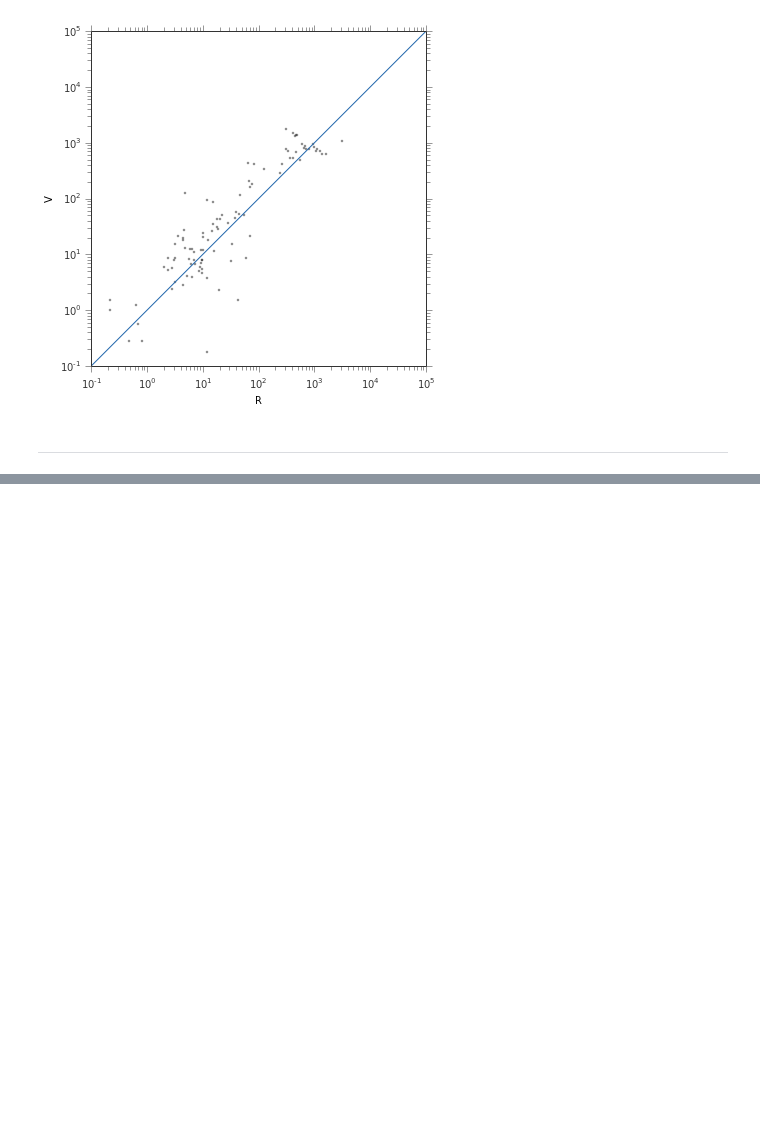
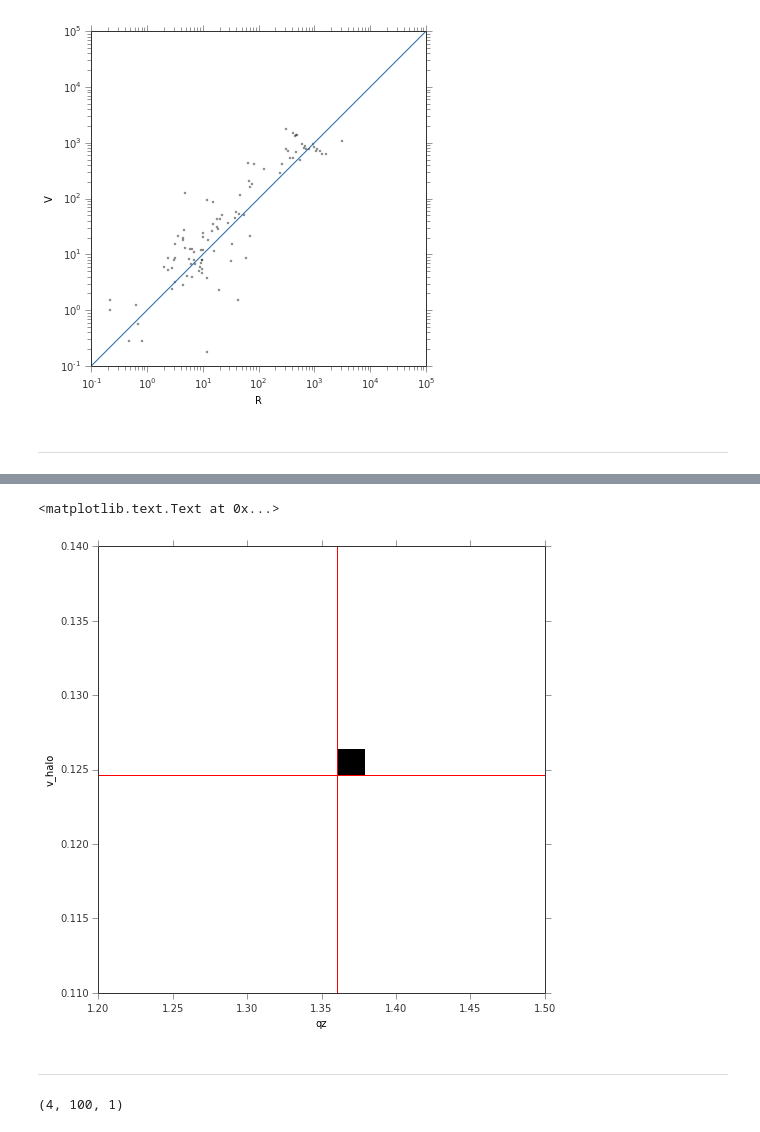
Before and after one commit to adrn/streams, a Jupyter notebook: text/notebooks/New Likelihood.ipynb, the cells around one changed output, grey strips where cells are left out. Saved outputs shown, nothing was run; the diff lists cells and outputs as text; code cells hidden in the pictures; blank space fills up the shorter version.

```diff
--- a/text/notebooks/New Likelihood.ipynb
+++ b/text/notebooks/New Likelihood.ipynb
@@ -135,0 +177,14 @@ xlabel(param)
+# %%
+figure(figsize=(8,8))
+pcolor(vals1, vals2, np.exp(pts), cmap=cm.Greys)
+#pcolor(vals1, vals2, pts, cmap=cm.Greys_r)
+axvline(_true_params[params[0]], color='r')
+axhline(_true_params[params[1]], color='r')
+
+xlabel(params[0])
+ylabel(params[1])
+# %% [output]
+<matplotlib.text.Text at 0x...>
+[figure, added]
+# %% [markdown]
+----
@@ -135,0 +210,4 @@ xlabel(param)
+# %%
+chain.shape
+# %% [output]
+(4, 100, 1)
```
Also changed, not shown: parts of 19 cells of this notebook.
